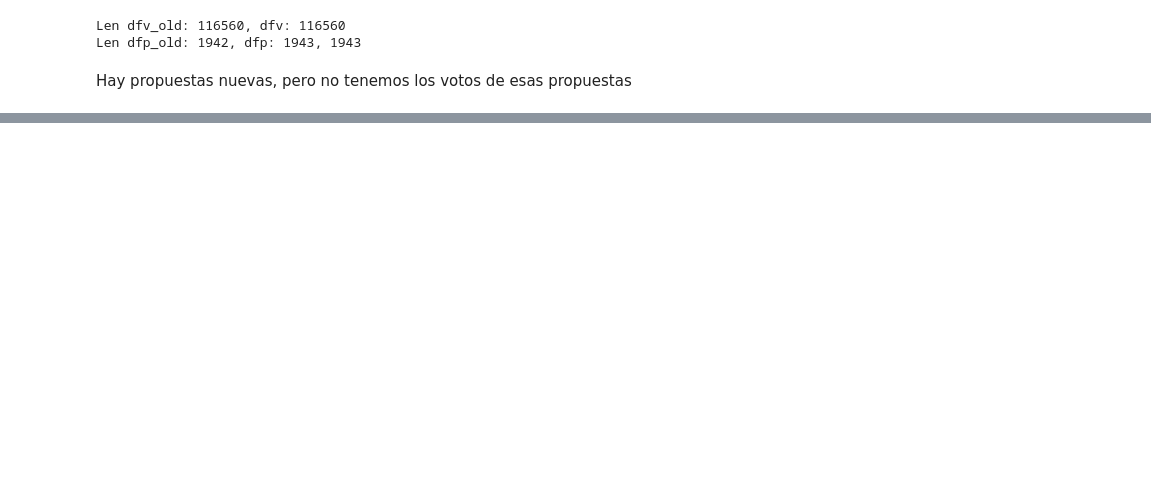
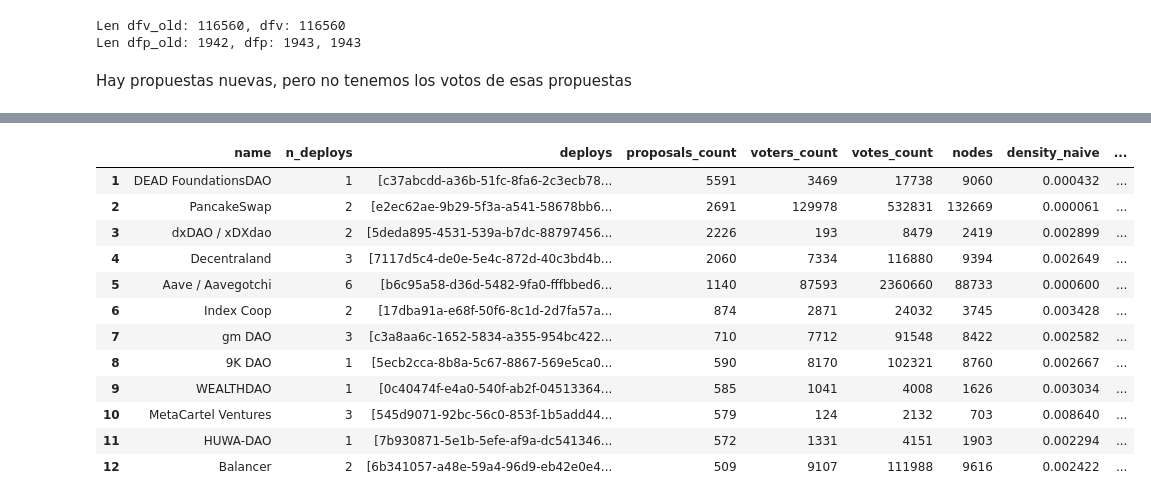
Before and after one commit to daviddavo/upm-tfm-notebooks, a Jupyter notebook: 04b_dao-census-text.ipynb, the cells around one changed output, grey strips where cells are left out. Saved outputs shown, nothing was run; the diff lists cells and outputs as text; code cells hidden in the pictures; blank space fills up the shorter version.

```diff
--- a/04b_dao-census-text.ipynb
+++ b/04b_dao-census-text.ipynb
@@ -47,0 +64,7 @@ new_props
+# %%
+db = duckdb.connect(database=':memory:', read_only=False)
+db.execute("CREATE VIEW deployments AS SELECT * FROM parquet_scan('{}')".format(DCT_PATH / "raw/deployments.parquet"))
+db.execute("CREATE VIEW votes AS SELECT * FROM parquet_scan('{}')".format(DCT_PATH / "raw/votes.parquet"))
+db.execute("CREATE VIEW proposals AS SELECT * FROM parquet_scan('{}')".format(DCT_PATH / "raw/proposals.parquet"))
+
+%sql db --alias duckdb
@@ -47,0 +342,41 @@ new_props
+# %%
+def best_orgs_for_recsys(
+    min_proposals=500,
+    min_voters=100,
+    min_density=0.001,
+    order_by='proposals_count',
+    limit=10000,
+    platforms=['aragon', 'daohaus', 'daostack', 'snapshot'],
+):
+    platforms = ", ".join(f"'{p}'" for p in platforms)
+    df = db.execute(f"""
+    SELECT
+        *,
+    FROM orgs
+    WHERE density > {min_density}
+        AND proposals_count > {min_proposals}
+        AND voters_count > {min_voters}
+    ORDER BY proposals_count DESC
+    LIMIT {limit}
+    """).fetchdf().dropna()
+
+    df['milli density'] = 1000 * df['density']
+
+    return df
+
+best_orgs = best_orgs_for_recsys(min_density=0)
+best_orgs
+# %% [output]
+|  | name | n_deploys | deploys | proposals_count | voters_count | votes_count | nodes | density_naive | ... |
+| 1 | DEAD FoundationsDAO | 1 | [c37abcdd-a36b-51fc-8fa6-2c3ecb78... | 5591 | 3469 | 17738 | 9060 | 0.000432 | ... |
+| 2 | PancakeSwap | 2 | [e2ec62ae-9b29-5f3a-a541-58678bb6... | 2691 | 129978 | 532831 | 132669 | 0.000061 | ... |
+| 3 | dxDAO / xDXdao | 2 | [5deda895-4531-539a-b7dc-88797456... | 2226 | 193 | 8479 | 2419 | 0.002899 | ... |
+| 4 | Decentraland | 3 | [7117d5c4-de0e-5e4c-872d-40c3bd4b... | 2060 | 7334 | 116880 | 9394 | 0.002649 | ... |
+| 5 | Aave / Aavegotchi | 6 | [b6c95a58-d36d-5482-9fa0-fffbbed6... | 1140 | 87593 | 2360660 | 88733 | 0.000600 | ... |
+| 6 | Index Coop | 2 | [17dba91a-e68f-50f6-8c1d-2d7fa57a... | 874 | 2871 | 24032 | 3745 | 0.003428 | ... |
+| 7 | gm DAO | 3 | [c3a8aa6c-1652-5834-a355-954bc422... | 710 | 7712 | 91548 | 8422 | 0.002582 | ... |
+| 8 | 9K DAO | 1 | [5ecb2cca-8b8a-5c67-8867-569e5ca0... | 590 | 8170 | 102321 | 8760 | 0.002667 | ... |
+| 9 | WEALTHDAO | 1 | [0c40474f-e4a0-540f-ab2f-04513364... | 585 | 1041 | 4008 | 1626 | 0.003034 | ... |
+| 10 | MetaCartel Ventures | 3 | [545d9071-92bc-56c0-853f-1b5add44... | 579 | 124 | 2132 | 703 | 0.008640 | ... |
+| 11 | HUWA-DAO | 1 | [7b930871-5e1b-5efe-af9a-dc541346... | 572 | 1331 | 4151 | 1903 | 0.002294 | ... |
+| 12 | Balancer | 2 | [6b341057-a48e-59a4-96d9-eb42e0e4... | 509 | 9107 | 111988 | 9616 | 0.002422 | ... |
```
Also changed, not shown: parts of 31 cells of this notebook, 2 other files.
